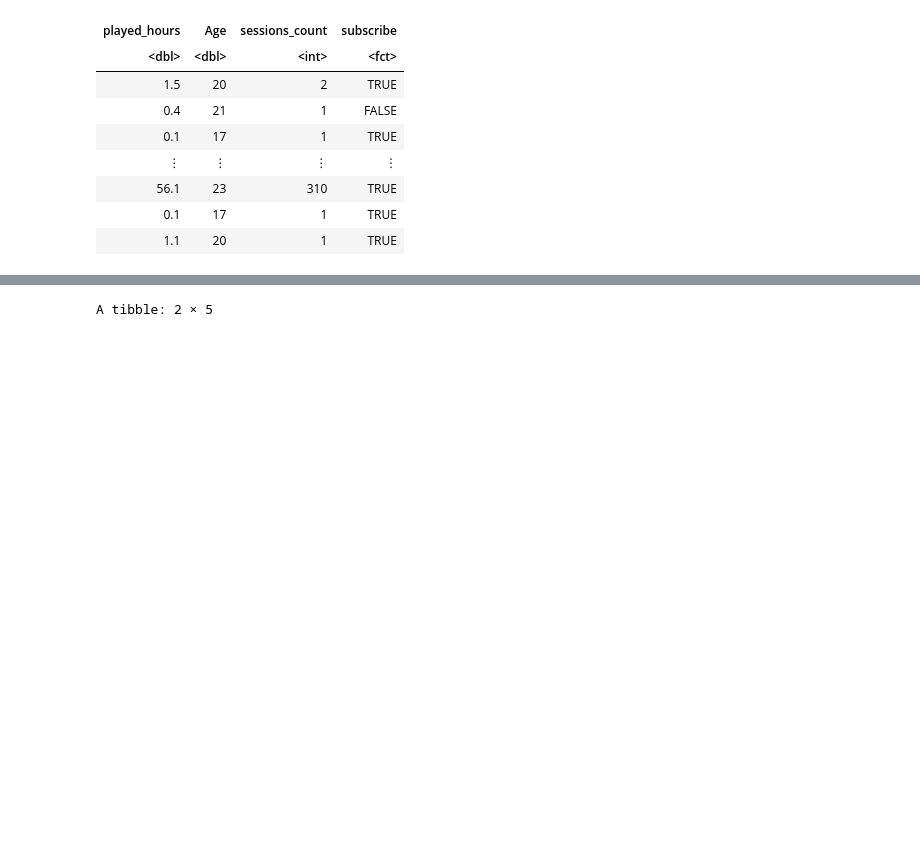
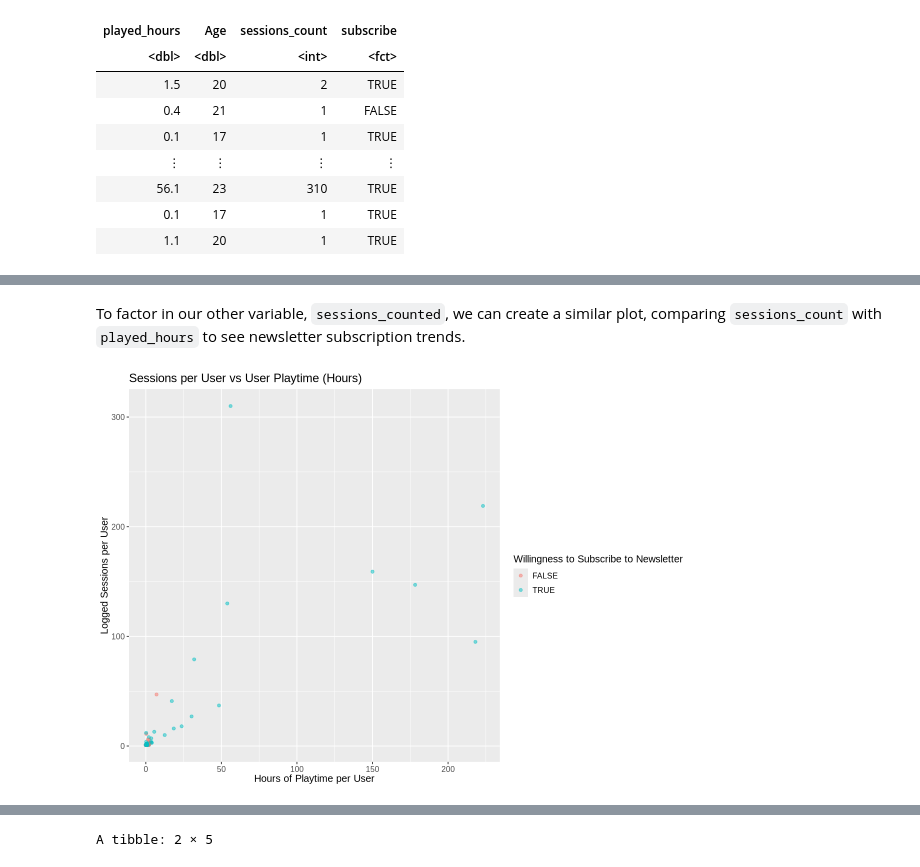
Before and after one commit to acay05/dsci-100-2025W2-006-group4, a Jupyter notebook: Final_Project_Group4.ipynb, the cells around one changed output, grey strips where cells are left out. Saved outputs shown, nothing was run; the diff lists cells and outputs as text; code cells hidden in the pictures; blank space fills up the shorter version.

```diff
--- a/Final_Project_Group4.ipynb
+++ b/Final_Project_Group4.ipynb
@@ -134,8 +130,0 @@ age_hour_plot
-# %%
-sessions_counted <- group_by(sessions_plus, hashedEmail) |>
-    summarize(sessions_count = n()) |>
-    inner_join(players)
-selected_counted <- sessions_counted |>
-    select(played_hours, Age, sessions_count, subscribe) |>
-    mutate(subscribe = as.factor(subscribe))
-selected_counted
@@ -153,0 +146,12 @@ A tibble: 123 × 4
+# %% [markdown]
+To factor in our other variable, `sessions_counted`, we can create a similar plot, comparing `sessions_count` with `played_hours` to see newsletter subscription trends.
+# %%
+age_session_plot <- selected_counted |>
+    ggplot(aes(x = played_hours, y = sessions_count, colour = subscribe)) +
+    geom_point(alpha = 0.5) +
+    labs(x = "Hours of Playtime per User", y = "Logged Sessions per User",
+         colour = "Willingness to Subscribe to Newsletter", title = "Sessions per User vs User Playtime (Hours)") +
+    theme(text = element_text(size = 12))
+age_session_plot
+# %% [output]
+[figure, added]
```
Also changed, not shown: parts of 14 cells of this notebook.
